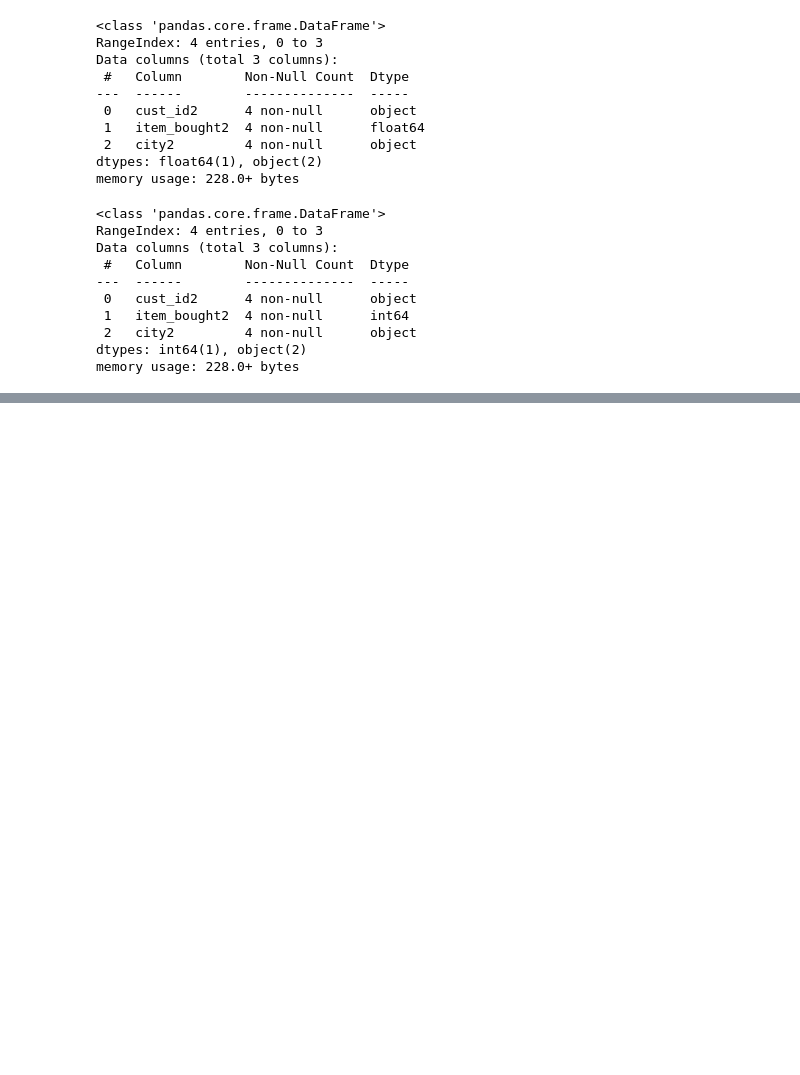
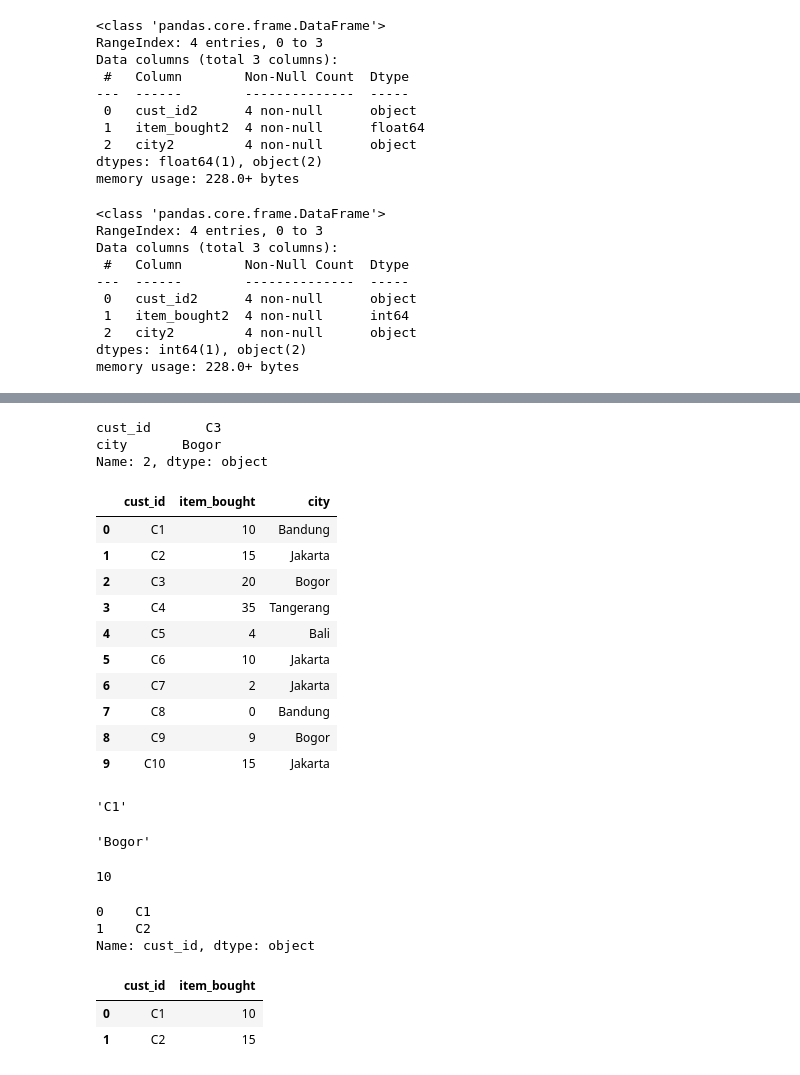
Before and after one commit to zanafiii/data-science-a-z, a Jupyter notebook: Part3_Working with Pandas & DataFrame.ipynb, the cells around one changed output, grey strips where cells are left out. Saved outputs shown, nothing was run; the diff lists cells and outputs as text; code cells hidden in the pictures; blank space fills up the shorter version.

```diff
--- a/Part3_Working with Pandas & DataFrame.ipynb
+++ b/Part3_Working with Pandas & DataFrame.ipynb
@@ -436,0 +510,6 @@ memory usage: 228.0+ bytes
+# %%
+df.loc[2, ["cust_id", "city"]]
+# %% [output]
+cust_id       C3
+city       Bogor
+Name: 2, dtype: object
@@ -436,0 +518,40 @@ memory usage: 228.0+ bytes
+# %%
+df
+# %% [output]
+|  | cust_id | item_bought | city |
+| 0 | C1 | 10 | Bandung |
+| 1 | C2 | 15 | Jakarta |
+| 2 | C3 | 20 | Bogor |
+| 3 | C4 | 35 | Tangerang |
+| 4 | C5 | 4 | Bali |
+| 5 | C6 | 10 | Jakarta |
+| 6 | C7 | 2 | Jakarta |
+| 7 | C8 | 0 | Bandung |
+| 8 | C9 | 9 | Bogor |
+| 9 | C10 | 15 | Jakarta |
+# %%
+# Single Value
+
+df.iloc[0, 0]
+# %% [output]
+'C1'
+# %%
+df.iloc[2, 2]
+# %% [output]
+'Bogor'
+# %%
+df.iloc[5, 1]
+# %% [output]
+10
+# %%
+df.iloc[0:2, 0]
+# %% [output]
+0    C1
+1    C2
+Name: cust_id, dtype: object
+# %%
+df.iloc[0:2, 0:2]
+# %% [output]
+|  | cust_id | item_bought |
+| 0 | C1 | 10 |
+| 1 | C2 | 15 |
```
Also changed, not shown: parts of 13 cells of this notebook.
